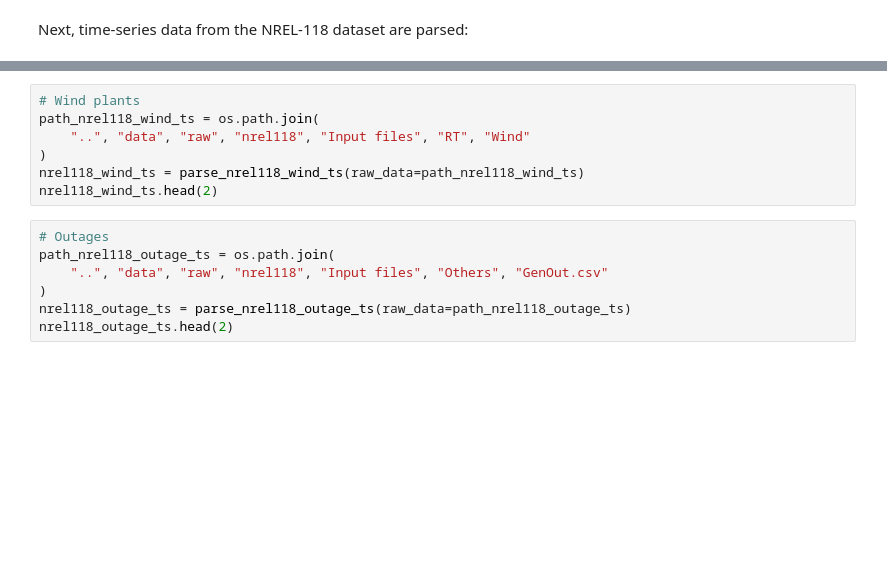
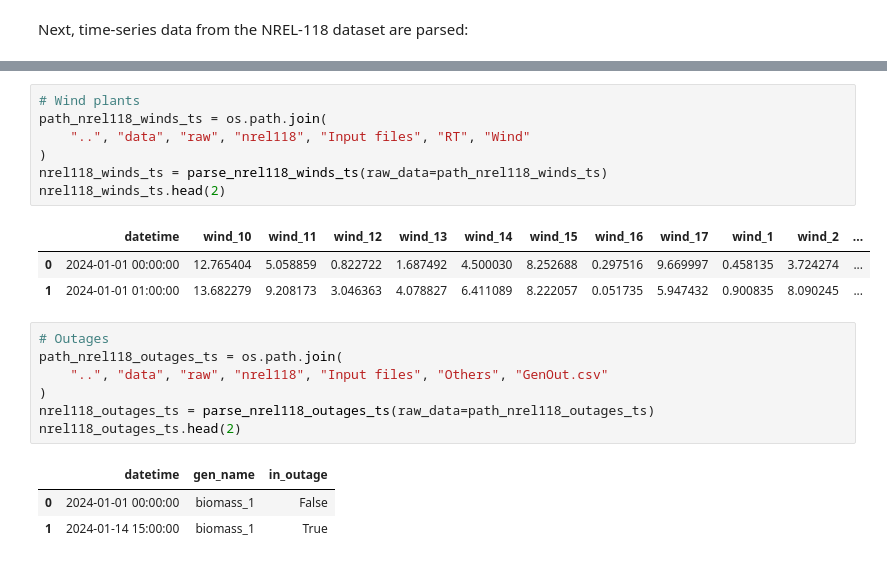
Before and after one commit to evgenytsydenov/ieee118_power_flow_data, a Jupyter notebook: notebooks/prepare_power_flow_data.ipynb, the cells around one changed output, grey strips where cells are left out. Cells and saved outputs as stored; diff of their text form; blank space fills up the shorter version.

```diff
--- a/notebooks/prepare_power_flow_data.ipynb
+++ b/notebooks/prepare_power_flow_data.ipynb
@@ -246,14 +256,22 @@ nrel118_solar_ts.head(2)
 # %%
 # Wind plants
-path_nrel118_wind_ts = os.path.join(
+path_nrel118_winds_ts = os.path.join(
     "..", "data", "raw", "nrel118", "Input files", "RT", "Wind"
 )
-nrel118_wind_ts = parse_nrel118_wind_ts(raw_data=path_nrel118_wind_ts)
-nrel118_wind_ts.head(2)
+nrel118_winds_ts = parse_nrel118_winds_ts(raw_data=path_nrel118_winds_ts)
+nrel118_winds_ts.head(2)
+# %% [output]
+|  | datetime | wind_10 | wind_11 | wind_12 | wind_13 | wind_14 | wind_15 | wind_16 | wind_17 | wind_1 | wind_2 | ... |
+| 0 | 2024-01-01 00:00:00 | 12.765404 | 5.058859 | 0.822722 | 1.687492 | 4.500030 | 8.252688 | 0.297516 | 9.669997 | 0.458135 | 3.724274 | ... |
+| 1 | 2024-01-01 01:00:00 | 13.682279 | 9.208173 | 3.046363 | 4.078827 | 6.411089 | 8.222057 | 0.051735 | 5.947432 | 0.900835 | 8.090245 | ... |
 # %%
 # Outages
-path_nrel118_outage_ts = os.path.join(
+path_nrel118_outages_ts = os.path.join(
     "..", "data", "raw", "nrel118", "Input files", "Others", "GenOut.csv"
 )
-nrel118_outage_ts = parse_nrel118_outage_ts(raw_data=path_nrel118_outage_ts)
-nrel118_outage_ts.head(2)
+nrel118_outages_ts = parse_nrel118_outages_ts(raw_data=path_nrel118_outages_ts)
+nrel118_outages_ts.head(2)
+# %% [output]
+|  | datetime | gen_name | in_outage |
+| 0 | 2024-01-01 00:00:00 | biomass_1 | False |
+| 1 | 2024-01-14 15:00:00 | biomass_1 | True |
```
Also changed, not shown: parts of 6 cells of this notebook, 12 other files.
